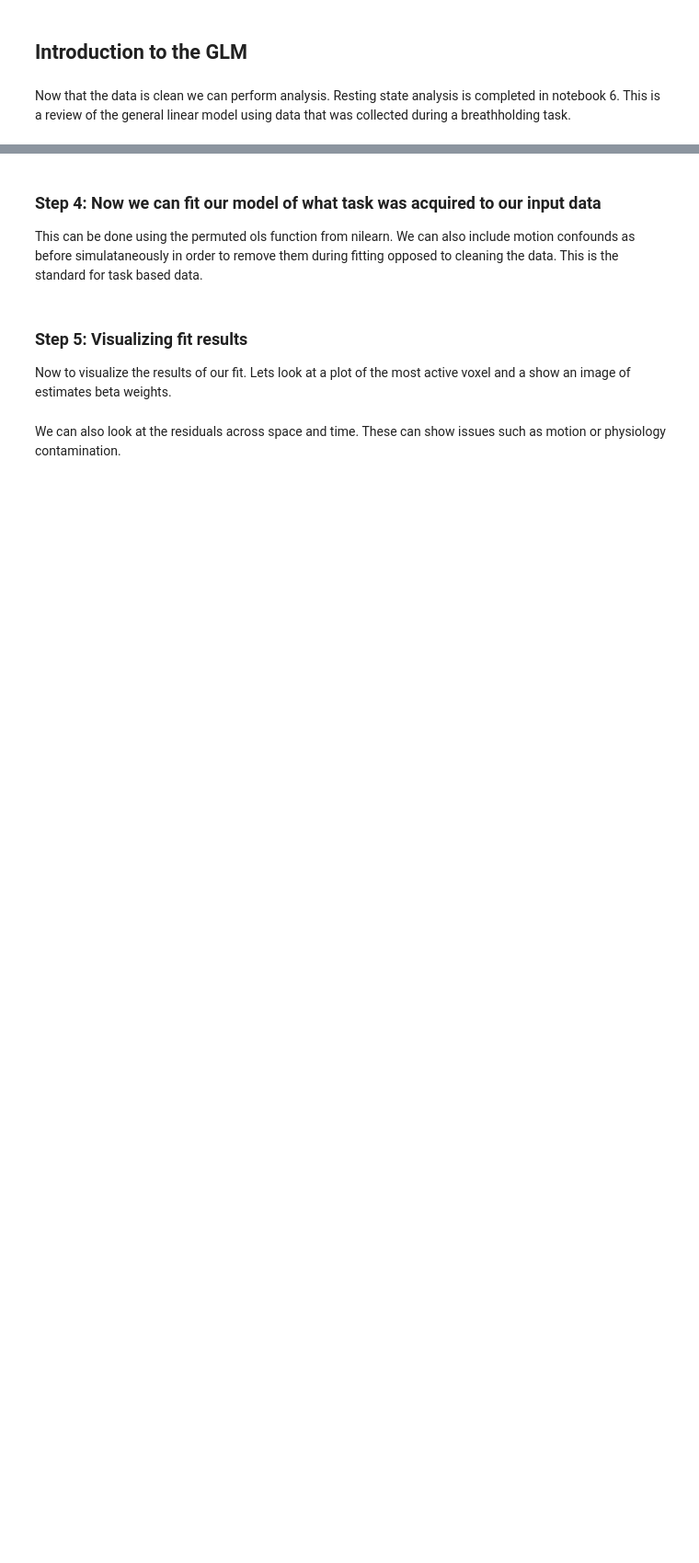
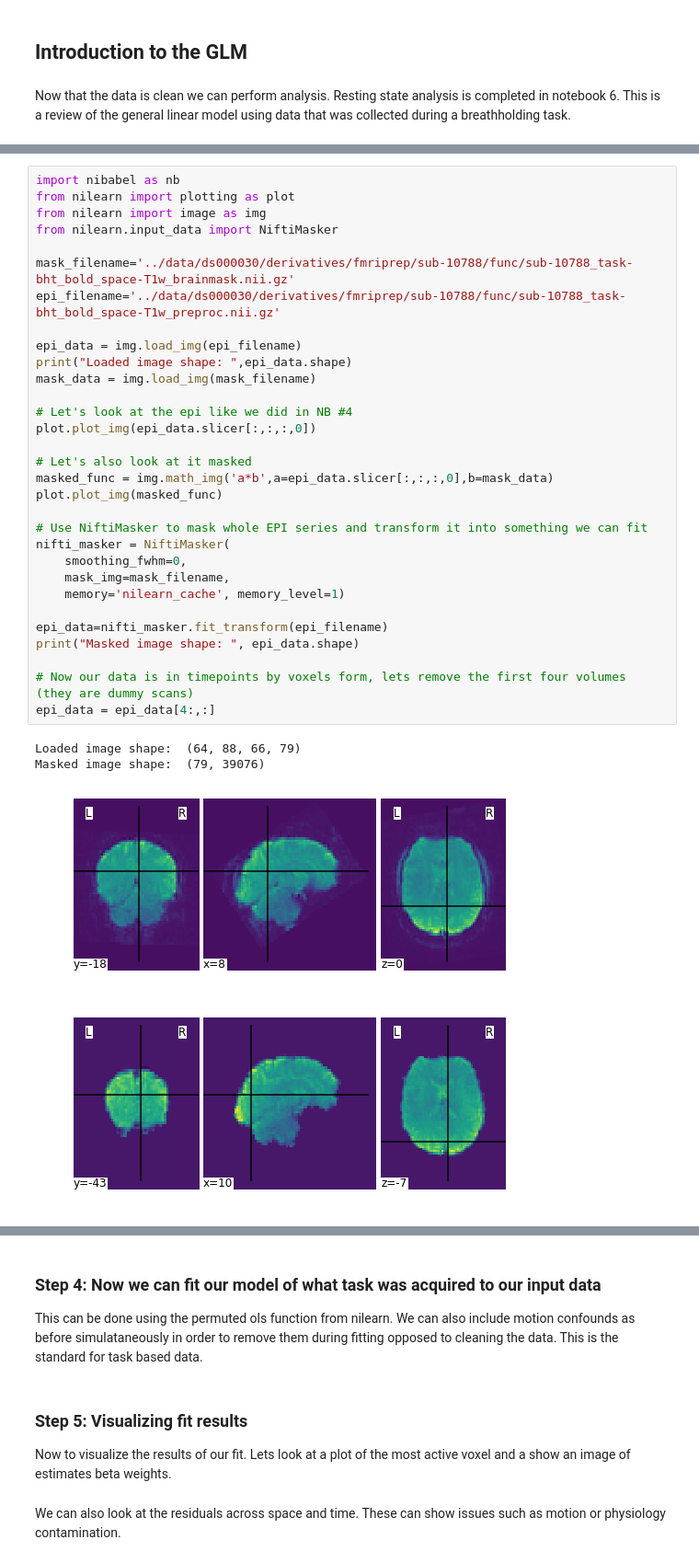
Before and after one commit to carpentries-incubator/SDC-BIDS-fMRI, a Jupyter notebook: bin/05a_general-linear-model-task-based_solutions.ipynb, the cells around one changed output, grey strips where cells are left out. Shown: that part at 92% size. Drawn from its saved outputs; the diff is of its cells as text; blank space fills up the shorter version.

```diff
--- a/bin/05a_general-linear-model-task-based_solutions.ipynb
+++ b/bin/05a_general-linear-model-task-based_solutions.ipynb
@@ -108,0 +74,36 @@ display = plot_stat_map(func_results, mean_fmri_img,
+# %%
+import nibabel as nb
+from nilearn import plotting as plot
+from nilearn import image as img
+from nilearn.input_data import NiftiMasker
+
+mask_filename='../data/ds000030/derivatives/fmriprep/sub-10788/func/sub-10788_task-bht_bold_space-T1w_brainmask.nii.gz'
+epi_filename='../data/ds000030/derivatives/fmriprep/sub-10788/func/sub-10788_task-bht_bold_space-T1w_preproc.nii.gz'
+
+epi_data = img.load_img(epi_filename)
+print("Loaded image shape: ",epi_data.shape)
+mask_data = img.load_img(mask_filename)
+
+# Let's look at the epi like we did in NB #4
+plot.plot_img(epi_data.slicer[:,:,:,0])
+
+# Let's also look at it masked
+masked_func = img.math_img('a*b',a=epi_data.slicer[:,:,:,0],b=mask_data)
+plot.plot_img(masked_func)
+
+# Use NiftiMasker to mask whole EPI series and transform it into something we can fit
+nifti_masker = NiftiMasker(
+    smoothing_fwhm=0,
+    mask_img=mask_filename,
+    memory='nilearn_cache', memory_level=1)
+
+epi_data=nifti_masker.fit_transform(epi_filename)
+print("Masked image shape: ", epi_data.shape)
+
+# Now our data is in timepoints by voxels form, lets remove the first four volumes (they are dummy scans)
+epi_data = epi_data[4:,:]
+# %% [output]
+Loaded image shape:  (64, 88, 66, 79)
+Masked image shape:  (79, 39076)
+[figure, added]
+[figure, added]
```
Also changed, not shown: parts of 15 cells of this notebook.
